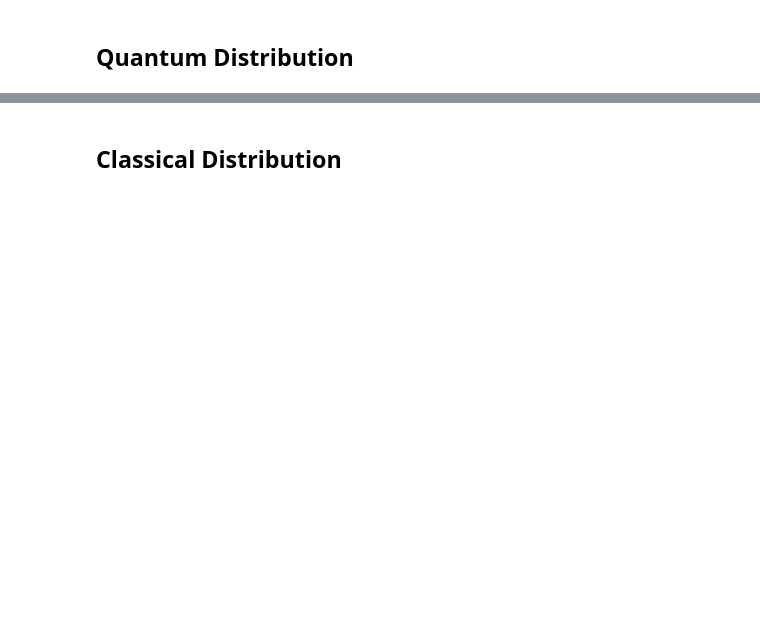
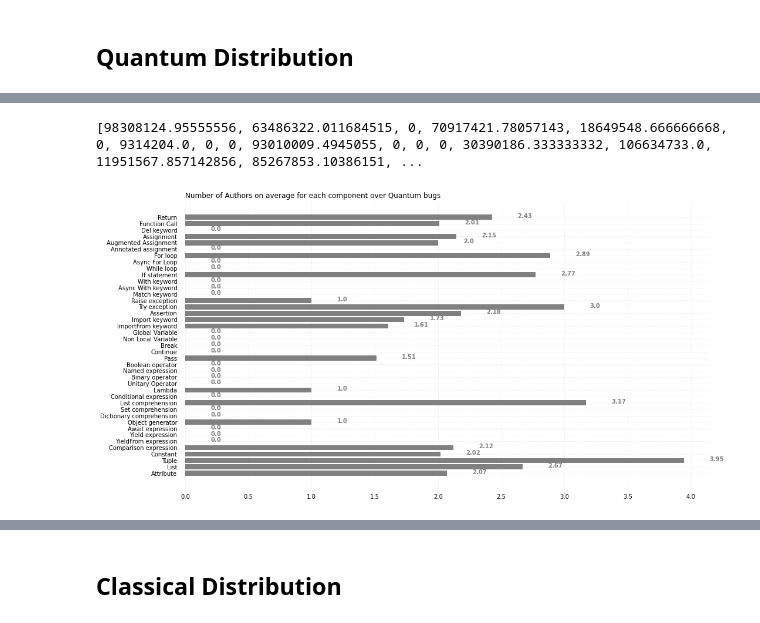
Before and after one commit to QBugs/qbugs-exploratory-study-data, a Jupyter notebook: buggy-code/scripts/RQ2_Data_Analysis.ipynb, the cells around one changed output, grey strips where cells are left out. Drawn from its saved outputs; the diff is of its cells as text; code cells hidden in the pictures; blank space fills up the shorter version.

```diff
--- a/buggy-code/scripts/RQ2_Data_Analysis.ipynb
+++ b/buggy-code/scripts/RQ2_Data_Analysis.ipynb
@@ -140,6 +240,7 @@ quantum_bug_dataframe.shape
 # %%
 quantum_component_author_average = []
 quantum_component_modified_average = []
+quantum_component_lifetime_average = []
 
 for component in code_element_component:
 
@@ -148,4 +249,5 @@ for component in code_element_component:
 
     quantum_component_author_average.append(quantum_rslt_df["Number of Authors"].mean())
     quantum_component_modified_average.append(quantum_rslt_df["Number of times modified"].mean())
+    quantum_component_lifetime_average.append(quantum_rslt_df["Lifetime"].mean())
 # %%
@@ -153,2 +255,2 @@ quantum_component_modified_average = [0 if math.isnan(x) else x for x in compone
 # %%
-quantum_component_author_average = [0 if math.isnan(x) else x for x in component_modified_average]
+quantum_component_author_average = [0 if math.isnan(x) else x for x in quantum_component_author_average]
@@ -159,42 +267,48 @@ print(quantum_component_modified_average)
+# %%
+print(quantum_component_lifetime_average)
+# %% [output]
+[98308124.95555556, 63486322.011684515, 0, 70917421.78057143, 18649548.666666668, 0, 9314204.0, 0, 0, 93010009.4945055, 0, 0, 0, 30390186.333333332, 106634733.0, 11951567.857142856, 85267853.10386151, ...
 # %%
 # Figure Size
 fig, ax = plt.subplots(figsize =(16, 9))
 
 # Horizontal Bar Plot
-ax.barh(code_element_component, quantum_component_author_average, color = 'red')
+ax.barh(code_element_component, quantum_component_author_average, color = 'grey')
 
 # Remove axes splines
 for s in ['top', 'bottom', 'left', 'right']:
     ax.spines[s].set_visible(False)
 
 # Remove x, y Ticks
 ax.xaxis.set_ticks_position('none')
 ax.yaxis.set_ticks_position('none')
 
 # Add padding between axes and labels
 ax.xaxis.set_tick_params(pad = 5)
 ax.yaxis.set_tick_params(pad = 10)
 
 # Add x, y gridlines
 ax.grid(b = True, color ='grey',
         linestyle ='-.', linewidth = 0.5,
         alpha = 0.2)
 
 # Show top values
 ax.invert_yaxis()
 
 # Add annotation to bars
 for i in ax.patches:
     plt.text(i.get_width()+0.2, i.get_y()+0.5,
              str(round((i.get_width()), 2)),
              fontsize = 10, fontweight ='bold',
              color ='grey')
 
 # Add Plot Title
 ax.set_title('Number of Authors on average for each component over Quantum bugs ',
              loc ='left', )
 # Show Plot
 plt.show()
+# %% [output]
+[figure, added]
 # %%
 # Figure Size
 fig, ax = plt.subplots(figsize =(16, 9))
```
Also changed, not shown: parts of 47 cells of this notebook, 2 other files.
